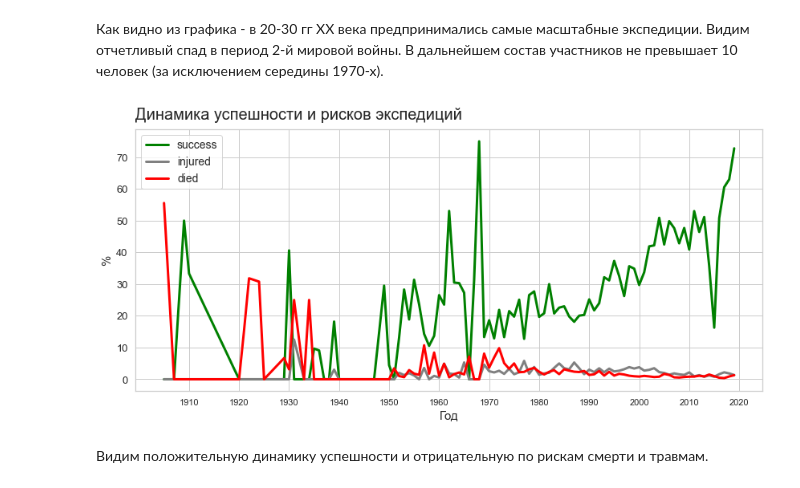
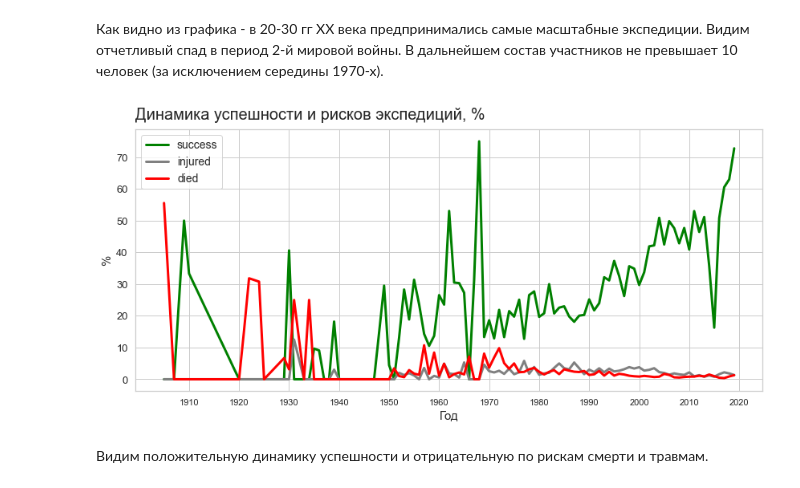
Before and after one commit to IV-1984/Data_analytics_projects, a Jupyter notebook: 1. Expeditions_analysis/Expeditions_analysis-final.ipynb, the cells around one changed output. Drawn from its saved outputs; the diff is of its cells as text; code cells hidden in the pictures.

```diff
--- a/1. Expeditions_analysis/Expeditions_analysis-final.ipynb
+++ b/1. Expeditions_analysis/Expeditions_analysis-final.ipynb
@@ -277,23 +277,24 @@ plt.show()
 # %% [markdown]
 Как видно из графика - в 20-30 гг ХХ века предпринимались самые масштабные экспедиции. Видим отчетливый спад в период 2-й мировой войны. В дальнейшем состав участников не превышает 10 человек (за исключением середины 1970-х).
 # %%
+#  подсчтитаем динамику среднегодовых показателей
 success = df_total_clean.groupby('year').mean()*100
 ax.set_title('Динамика успешности экспедиций',loc='left',fontsize=20, y=1.02)
 fig, ax = plt.subplots(figsize=(14,6))
 plt.plot(success.index, success['success'],linewidth = 3, color='green',label='success')
 plt.plot(success.index, success['injured'],linewidth = 3, color='gray',label='injured')
 plt.plot(unsuccess.index, success['died'],linewidth = 3, color='red',label='died')
-ax.set_title('Динамика успешности и рисков экспедиций',loc='left',fontsize=20, y=1.02)
+ax.set_title('Динамика успешности и рисков экспедиций, %',loc='left',fontsize=20, y=1.02)
 ax.set_ylabel('%',fontsize = 15)
 ax.set_xlabel('Год',fontsize = 15)
 ax.tick_params(axis='x', labelsize=11)
 ax.tick_params(axis='y', labelsize=13)
 
 plt.legend(loc=2, prop={'size': 14})
 ax.set_xticks(np.arange(1910, 2025, 10))
 plt.show()
 # %% [output]
-[figure, old version]
+[figure, new version]
 # %% [markdown]
 Видим положительную динамику успешности и отрицательную по рискам смерти и травмам.
 # %%
```
Also changed, not shown: parts of 12 cells of this notebook.
